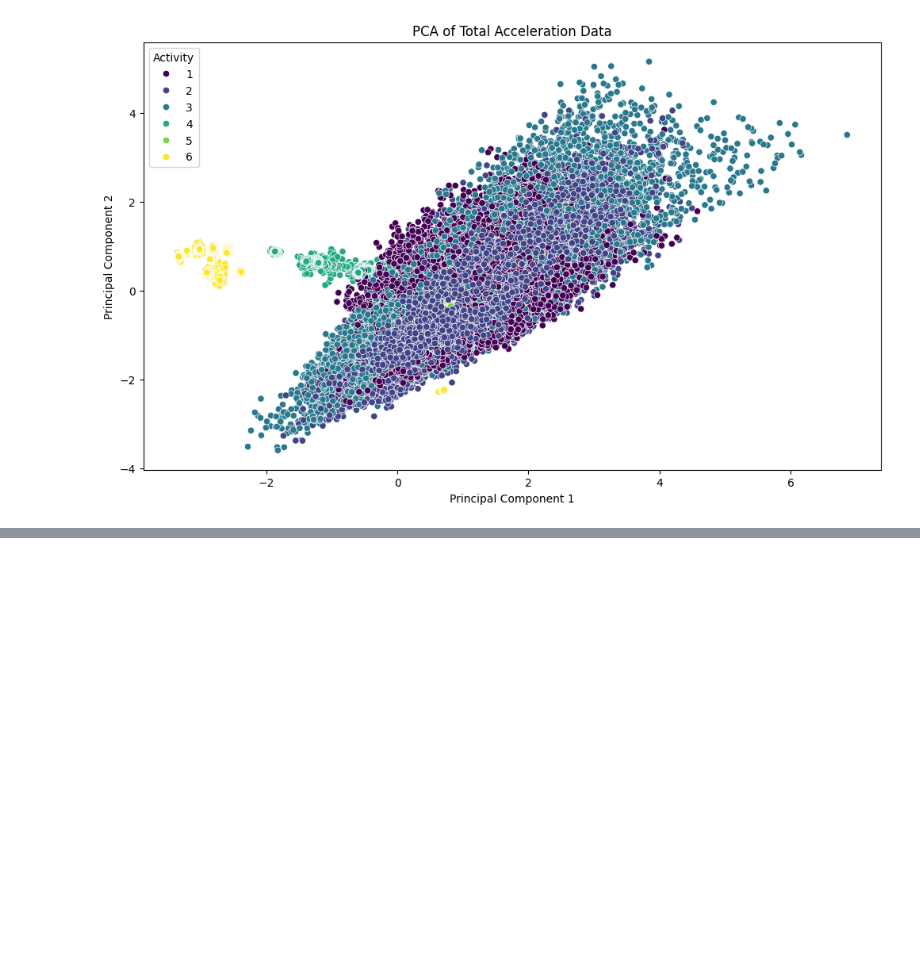
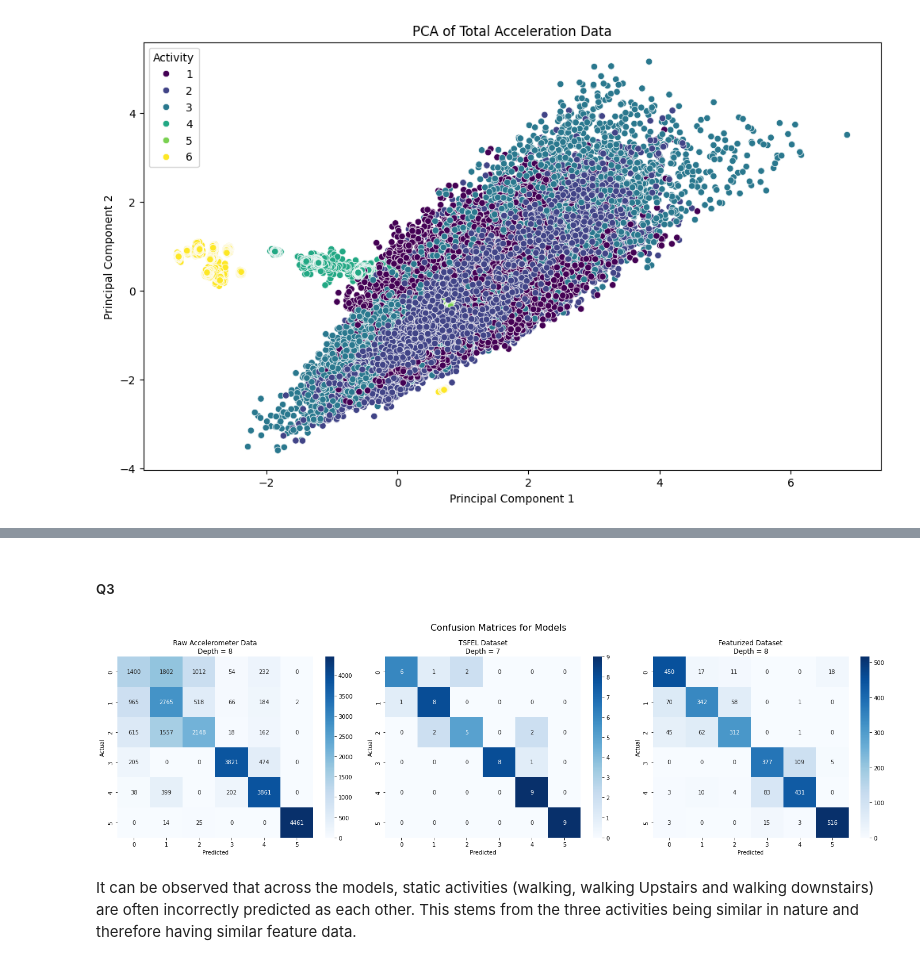
Before and after one commit to rishabh-mondal/es335-24-fall-assignment-1, a Jupyter notebook: final.ipynb, the cells around one changed output, grey strips where cells are left out. Drawn from its saved outputs; the diff is of its cells as text; code cells hidden in the pictures; blank space fills up the shorter version.

```diff
--- a/final.ipynb
+++ b/final.ipynb
@@ -322,0 +529,25 @@ Progress: 100% Complete
+# %% [markdown]
+##### Q3
+# %%
+import seaborn as sns
+def plot_confusion_matrix(ax, depth, train, test, title):
+    model = DecisionTreeClassifier(max_depth=depth)
+    model.fit(train.drop('activity', axis=1), train['activity'])
+    test_pred = model.predict(test.drop('activity', axis=1))
+    cm = confusion_matrix(test['activity'], test_pred)
+    sns.heatmap(cm, annot=True, cmap='Blues', fmt='d', ax=ax)
+    ax.set_title(f"{title}\nDepth = {depth}")
+    ax.set_xlabel("Predicted")
+    ax.set_ylabel("Actual")
+# %%
+fig, (ax1, ax2, ax3) = plt.subplots(1, 3, figsize=(20, 6))
+fig.suptitle("Confusion Matrices for Models", fontsize=16)
+plot_confusion_matrix(ax1, 8, train_df, test_df, "Raw Accelerometer Data")
+plot_confusion_matrix(ax2, 7, train_features, test_features, "TSFEL Dataset")
+plot_confusion_matrix(ax3, 8, train_dat, test_dat, "Featurized Dataset")
+plt.tight_layout()
+plt.show()
+# %% [output]
+[figure, added]
+# %% [markdown]
+It can be observed that across the models, static activities (walking, walking Upstairs and walking downstairs) are often incorrectly predicted as each other. This stems from the three activities being similar in nature and therefore having similar feature data.
```
Also changed, not shown: parts of 23 cells of this notebook.
